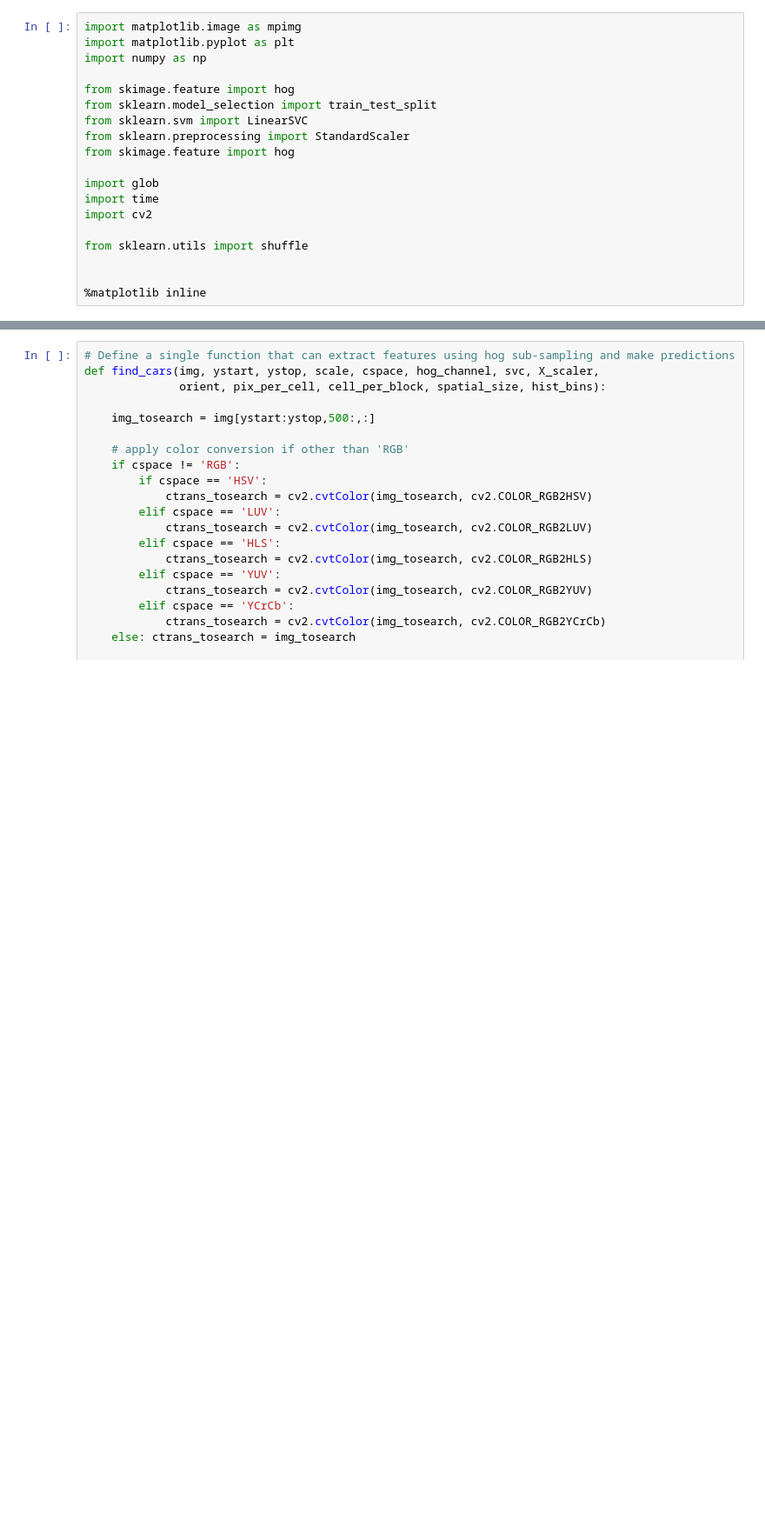
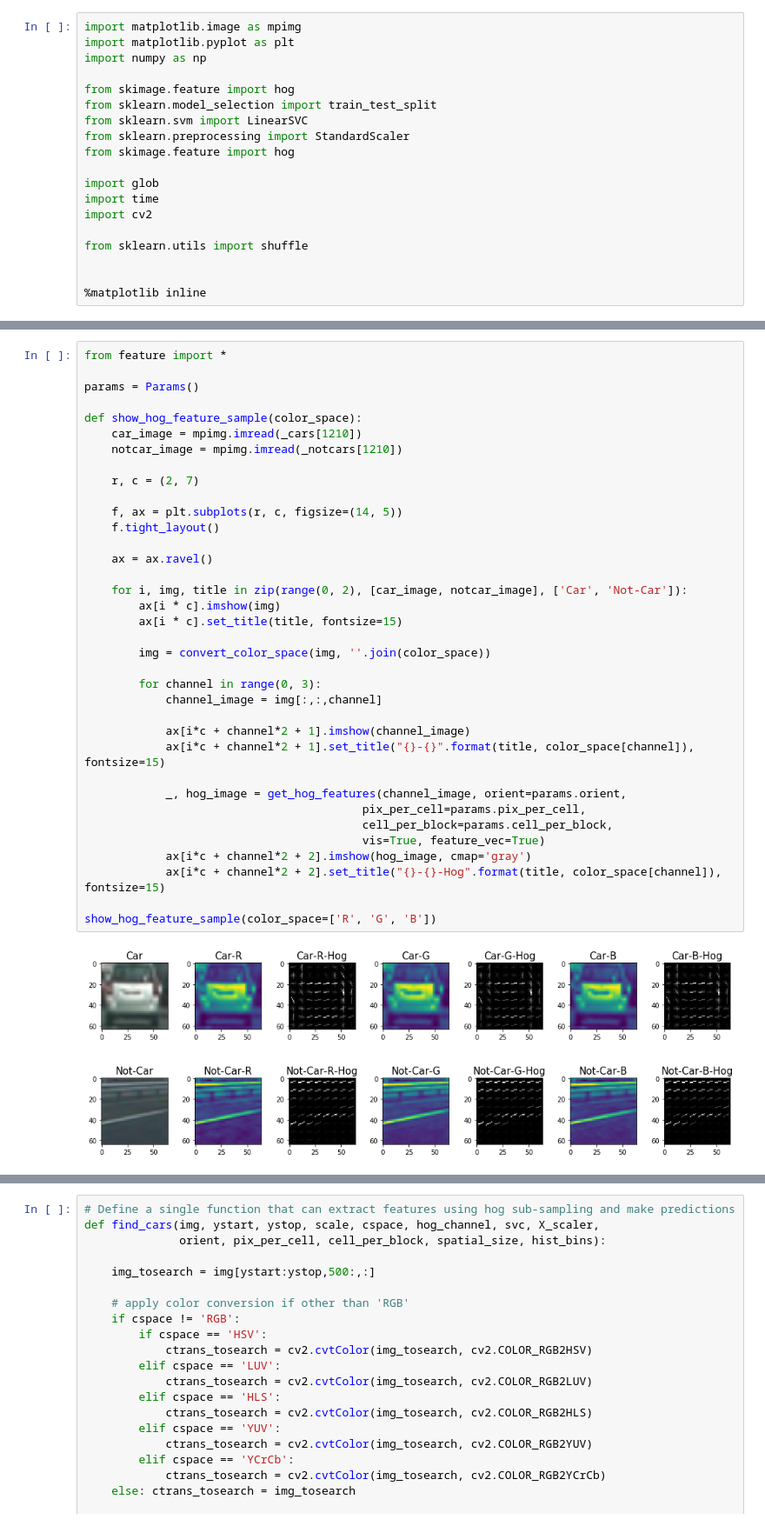
Before and after one commit to hafizur-rahman/CarND-Vehicle-Detection, a Jupyter notebook: VehicleDetection.ipynb, the cells around one changed output, grey strips where cells are left out. Shown at 87% size. Drawn from its saved outputs; the diff is of its cells as text; blank space fills up the shorter version.

```diff
--- a/VehicleDetection.ipynb
+++ b/VehicleDetection.ipynb
@@ -199,0 +55,38 @@ def draw_boxes(img, bboxes, color=(0, 0, 255), thick=6):
+# %%
+from feature import *
+
+params = Params()
+
+def show_hog_feature_sample(color_space):
+    car_image = mpimg.imread(_cars[1210])
+    notcar_image = mpimg.imread(_notcars[1210])
+
+    r, c = (2, 7)
+
+    f, ax = plt.subplots(r, c, figsize=(14, 5))
+    f.tight_layout()
+
+    ax = ax.ravel()
+
+    for i, img, title in zip(range(0, 2), [car_image, notcar_image], ['Car', 'Not-Car']):
+        ax[i * c].imshow(img)
+        ax[i * c].set_title(title, fontsize=15)
+
+        img = convert_color_space(img, ''.join(color_space))
+
+        for channel in range(0, 3):
+            channel_image = img[:,:,channel]
+
+            ax[i*c + channel*2 + 1].imshow(channel_image)
+            ax[i*c + channel*2 + 1].set_title("{}-{}".format(title, color_space[channel]), fontsize=15)
+
+            _, hog_image = get_hog_features(channel_image, orient=params.orient,
+                                         pix_per_cell=params.pix_per_cell,
+                                         cell_per_block=params.cell_per_block,
+                                         vis=True, feature_vec=True)
+            ax[i*c + channel*2 + 2].imshow(hog_image, cmap='gray')
+            ax[i*c + channel*2 + 2].set_title("{}-{}-Hog".format(title, color_space[channel]), fontsize=15)
+
+show_hog_feature_sample(color_space=['R', 'G', 'B'])
+# %% [output]
+[figure, added]
```
Also changed, not shown: parts of 16 cells of this notebook, 4 other files.
